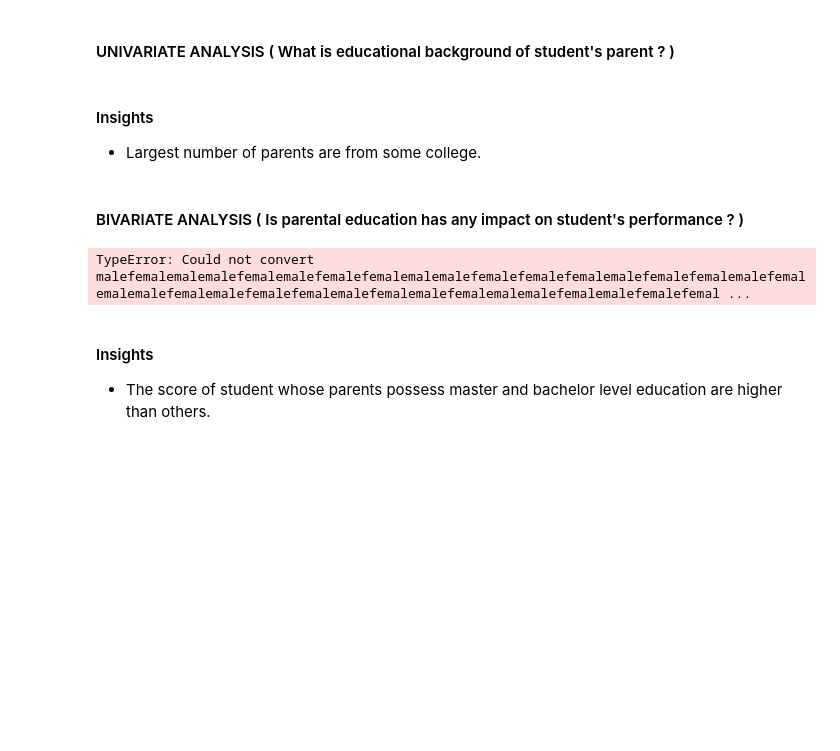
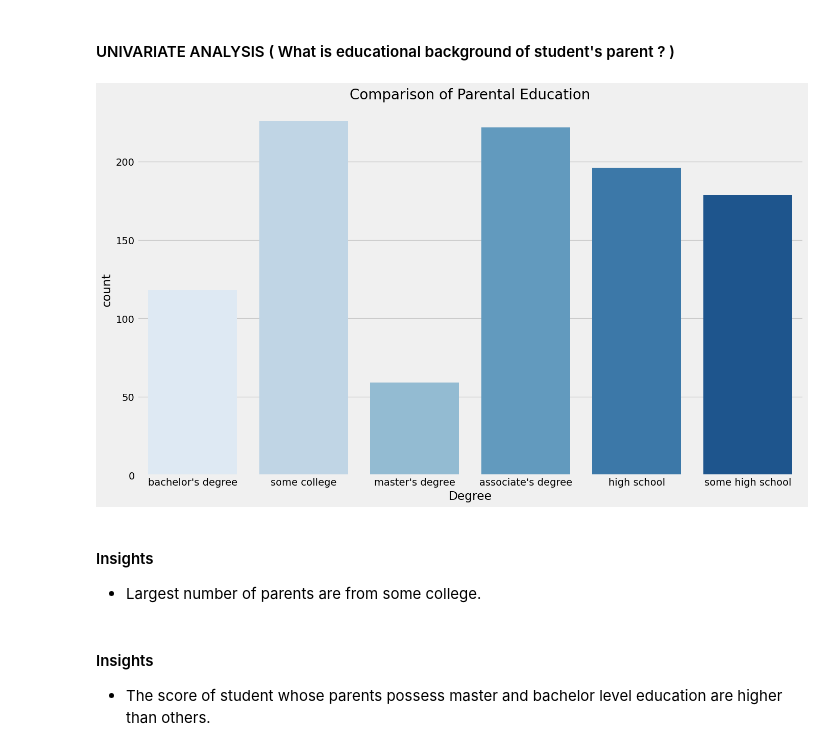
Before and after one commit to PampariNaresh/StudentExamPerfomance, a Jupyter notebook: notebook/EDA STUDENT PERFORMANCE .ipynb, the cells around one changed output. Drawn from its saved outputs; the diff is of its cells as text; code cells hidden in the pictures; blank space fills up the shorter version.

```diff
--- a/notebook/1 . EDA STUDENT PERFORMANCE .ipynb
+++ b/notebook/EDA STUDENT PERFORMANCE .ipynb
@@ -518,22 +511,16 @@ for container in ax[2].containers:
 # %%
 plt.rcParams['figure.figsize'] = (15, 9)
 plt.style.use('fivethirtyeight')
-sns.countplot(df['parental level of education'], palette = 'Blues')
+sns.countplot(x =df['parental_level_of_education'],data =df, palette = 'Blues')
 plt.title('Comparison of Parental Education', fontweight = 30, fontsize = 20)
 plt.xlabel('Degree')
 plt.ylabel('count')
 plt.show()
+# %% [output]
+[figure, added]
 # %% [markdown]
 #### Insights
 - Largest number of parents are from some college.
-# %% [markdown]
-#### BIVARIATE ANALYSIS ( Is parental education has any impact on student's performance ? )
-# %%
-df.groupby('parental level of education').agg('mean').plot(kind='barh',figsize=(10,10))
-plt.legend(bbox_to_anchor=(1.05, 1), loc=2, borderaxespad=0.)
-plt.show()
-# %% [output]
-TypeError: Could not convert malefemalemalemalefemalemalefemalefemalemalemalefemalefemalefemalemalefemalefemalemalefemalemalemalefemalemalefemalefemalemalefemalemalefemalemalemalefemalemalefemalefemal ...
 # %% [markdown]
 #### Insights
 - The score of student whose parents possess master and bachelor level education are higher than others.
```
Also changed, not shown: parts of 10 cells of this notebook, 11 other files.
